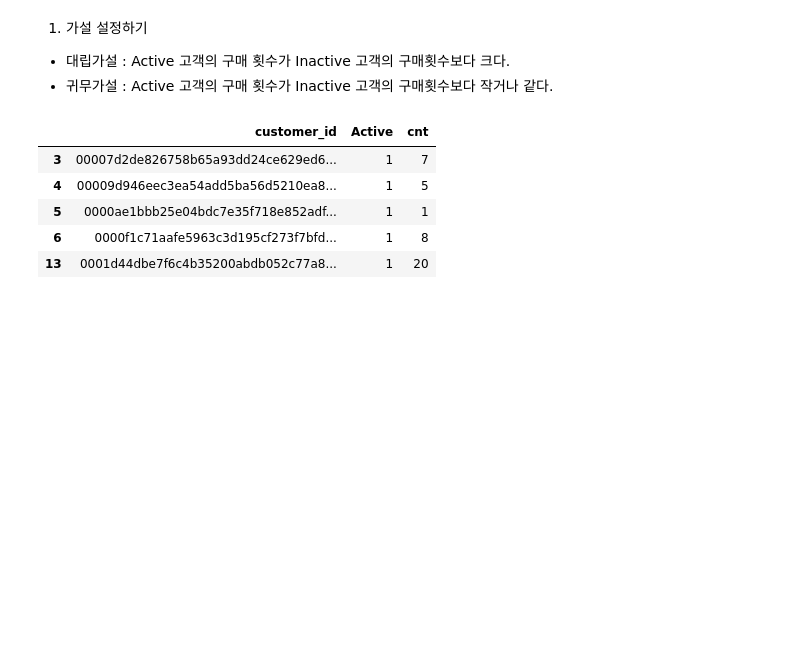
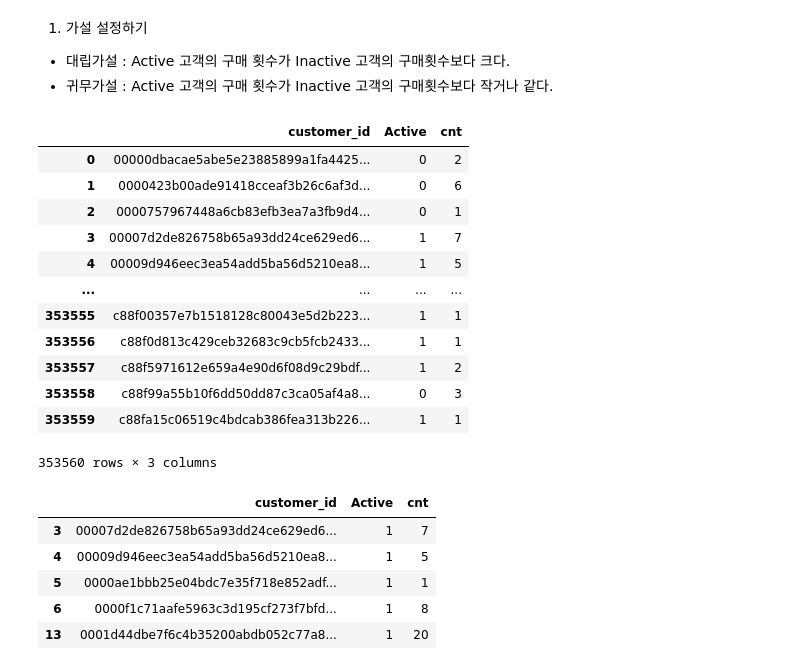
Before and after one commit to rladbstj56/2025_main_bootcamp, a Jupyter notebook: statistics/hyunji_tutor/260210_3회차_실습_라이브.ipynb, the cells around one changed output. Saved outputs shown, nothing was run; the diff lists cells and outputs as text; code cells hidden in the pictures; blank space fills up the shorter version.

```diff
--- a/statistics/hyunji_tutor/260210_3회차_실습_라이브.ipynb
+++ b/statistics/hyunji_tutor/260210_3회차_실습_라이브.ipynb
@@ -153,7 +167,23 @@ t_stat, p_value
 - 귀무가설 : Active 고객의 구매 횟수가 Inactive 고객의 구매횟수보다 작거나 같다.
 # %%
 customer_cnt_df = df.groupby(['customer_id','Active'])['section_no'].count().reset_index()
+# nunique()는 sql의 count distinct 개념, count()는 sql의 일반 count 개념
 customer_cnt_df = customer_cnt_df.rename(columns={'section_no':'cnt'})
+customer_cnt_df
+# %% [output]
+|  | customer_id | Active | cnt |
+| 0 | 00000dbacae5abe5e23885899a1fa4425... | 0 | 2 |
+| 1 | 0000423b00ade91418cceaf3b26c6af3d... | 0 | 6 |
+| 2 | 0000757967448a6cb83efb3ea7a3fb9d4... | 0 | 1 |
+| 3 | 00007d2de826758b65a93dd24ce629ed6... | 1 | 7 |
+| 4 | 00009d946eec3ea54add5ba56d5210ea8... | 1 | 5 |
+| ... | ... | ... | ... |
+| 353555 | c88f00357e7b1518128c80043e5d2b223... | 1 | 1 |
+| 353556 | c88f0d813c429ceb32683c9cb5fcb2433... | 1 | 1 |
+| 353557 | c88f5971612e659a4e90d6f08d9c29bdf... | 1 | 2 |
+| 353558 | c88f99a55b10f6dd50dd87c3ca05af4a8... | 0 | 3 |
+| 353559 | c88fa15c06519c4bdcab386fea313b226... | 1 | 1 |
+353560 rows × 3 columns
 # %%
 active_df = customer_cnt_df.loc[customer_cnt_df['Active']==1]
 inactive_df = customer_cnt_df.loc[customer_cnt_df['Active']==0]
```
Also changed, not shown: parts of 29 cells of this notebook, 4 other files.
